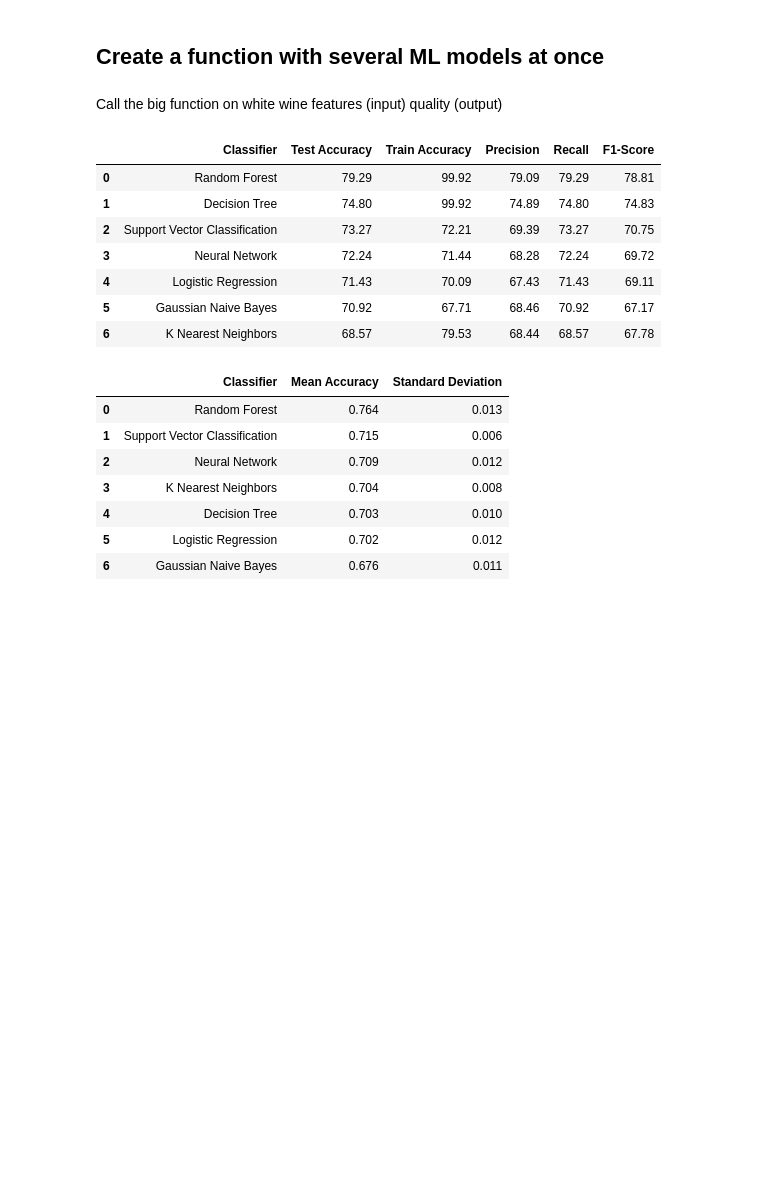
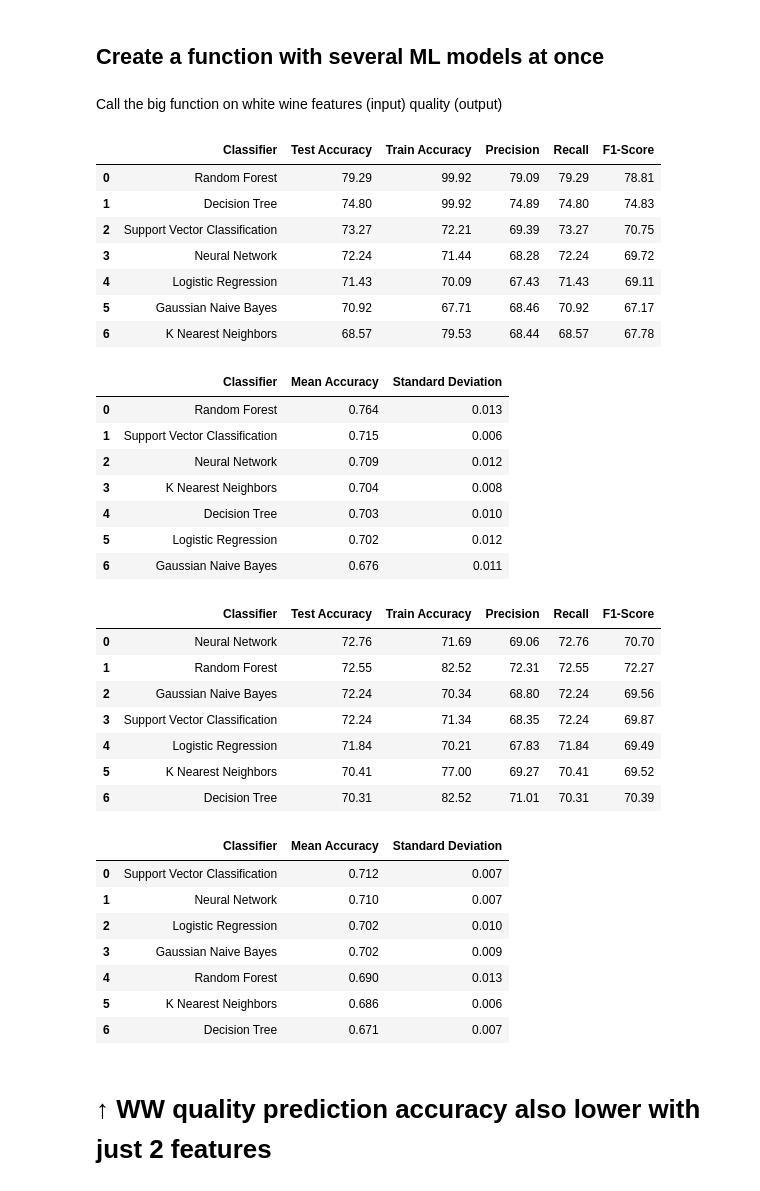
Before and after one commit to Paul-Sabin/BlueBerry-Winery, a Jupyter notebook: ww_quality_all.ipynb, the cells around one changed output. Drawn from its saved outputs; the diff is of its cells as text; code cells hidden in the pictures; blank space fills up the shorter version.

```diff
--- a/ww_quality_all.ipynb
+++ b/ww_quality_all.ipynb
@@ -95,8 +108,5 @@ from sklearn.neighbors import KNeighborsClassifier
 # %%
-from sklearn.metrics import accuracy_score, confusion_matrix, precision_score, recall_score, f1_score
-
-
-def models(X_train, y_train, X_test, y_test):
+def model_accuracy_comparison(X_train, y_train, X_test, y_test):
     # Create an array of classification models (classifiers)
     classifiers = [
         ('Logistic Regression', LogisticRegression(max_iter=1000)),
@@ -151,9 +161,7 @@ display(results_df)
 | 5 | Gaussian Naive Bayes | 70.92 | 67.71 | 68.46 | 70.92 | 67.17 |
 | 6 | K Nearest Neighbors | 68.57 | 79.53 | 68.44 | 68.57 | 67.78 |
 # %%
-from sklearn.model_selection import cross_val_score
-
-def models_cross_val(X_train, y_train, X_test, y_test):
+def model_cross_val(X_train, y_train, X_test, y_test):
     # Create an array of classification models (classifiers)
     classifiers = [
         ('Logistic Regression', LogisticRegression(max_iter=1000)),
@@ -200,3 +208,37 @@ display(models_cross_val_df)
 | 4 | Decision Tree | 0.703 | 0.010 |
 | 5 | Logistic Regression | 0.702 | 0.012 |
 | 6 | Gaussian Naive Bayes | 0.676 | 0.011 |
+# %%
+# Select features
+ww_select2 = ww[['alcohol', 'volatile acidity']]
+# Split data
+ww_features_train2, ww_features_test2, ww_quality_train2, ww_quality_test2 = train_test_split(ww_select2,y_ww_quality,test_size=0.2, random_state=19)
+# Scale features
+scaler = StandardScaler()
+ww_features_train_scaled2 = scaler.fit_transform(ww_features_train2)
+ww_features_test_scaled2 = scaler.transform(ww_features_test2)
+
+# Call our two previously defined functions
+results_df2 = model_accuracy_comparison(ww_features_train_scaled2, ww_quality_train2, ww_features_test_scaled2, ww_quality_test2)
+display(results_df2)
+model_cross_val_df2 = model_cross_val(ww_features_train_scaled2, ww_quality_train2, ww_features_test_scaled2, ww_quality_test2)
+display(model_cross_val_df2)
+# %% [output]
+|  | Classifier | Test Accuracy | Train Accuracy | Precision | Recall | F1-Score |
+| 0 | Neural Network | 72.76 | 71.69 | 69.06 | 72.76 | 70.70 |
+| 1 | Random Forest | 72.55 | 82.52 | 72.31 | 72.55 | 72.27 |
+| 2 | Gaussian Naive Bayes | 72.24 | 70.34 | 68.80 | 72.24 | 69.56 |
+| 3 | Support Vector Classification | 72.24 | 71.34 | 68.35 | 72.24 | 69.87 |
+| 4 | Logistic Regression | 71.84 | 70.21 | 67.83 | 71.84 | 69.49 |
+| 5 | K Nearest Neighbors | 70.41 | 77.00 | 69.27 | 70.41 | 69.52 |
+| 6 | Decision Tree | 70.31 | 82.52 | 71.01 | 70.31 | 70.39 |
+|  | Classifier | Mean Accuracy | Standard Deviation |
+| 0 | Support Vector Classification | 0.712 | 0.007 |
+| 1 | Neural Network | 0.710 | 0.007 |
+| 2 | Logistic Regression | 0.702 | 0.010 |
+| 3 | Gaussian Naive Bayes | 0.702 | 0.009 |
+| 4 | Random Forest | 0.690 | 0.013 |
+| 5 | K Nearest Neighbors | 0.686 | 0.006 |
+| 6 | Decision Tree | 0.671 | 0.007 |
+# %% [markdown]
+# &uarr; WW quality prediction accuracy also lower with just 2 features
```
Also changed, not shown: parts of 12 cells of this notebook, 2 other files.
